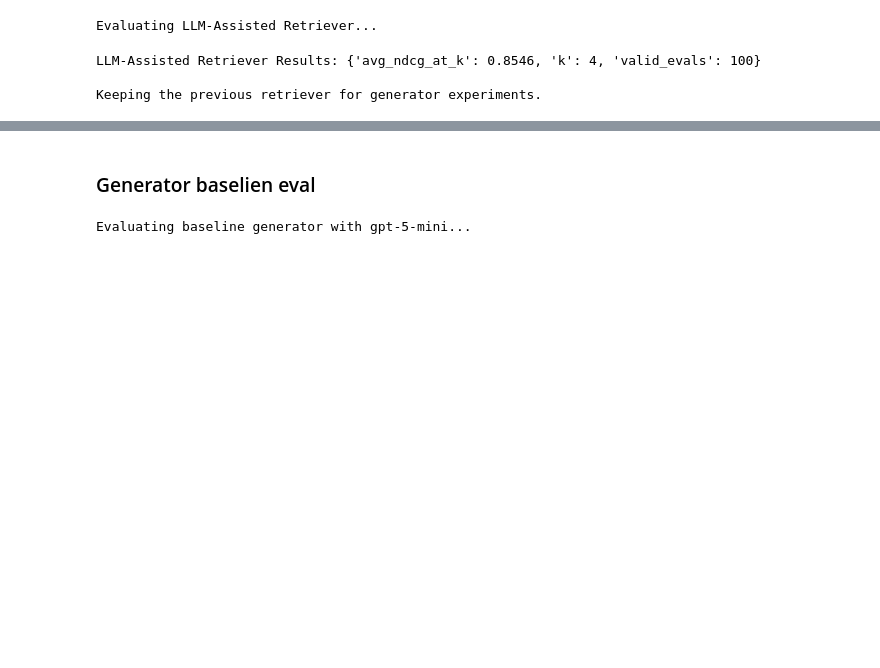
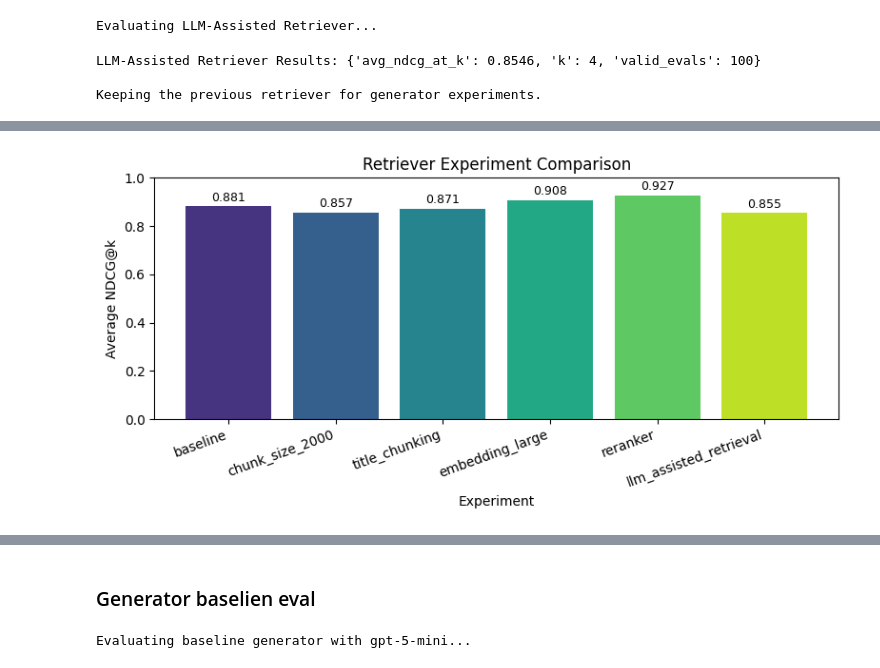
Before and after one commit to Steff72/npr_mc_1, a Jupyter notebook: npr_mc_1.ipynb, the cells around one changed output, grey strips where cells are left out. Cells and saved outputs as stored; diff of their text form; code cells hidden in the pictures; blank space fills up the shorter version.

Commit message:
add retriever chart

```diff
--- a/npr_mc_1.ipynb
+++ b/npr_mc_1.ipynb
@@ -1476,0 +1527,28 @@ Keeping the previous retriever for generator experiments.
+# %%
+plt.figure(figsize=(8, 4))
+bar_colors = plt.cm.viridis(np.linspace(0.15, 0.9, len(retriever_results_df)))
+bars = plt.bar(
+    retriever_results_df["experiment"],
+    retriever_results_df["avg_ndcg_at_k"],
+    color=bar_colors,
+)
+plt.title("Retriever Experiment Comparison")
+plt.xlabel("Experiment")
+plt.ylabel("Average NDCG@k")
+plt.ylim(0, max(1.0, retriever_results_df["avg_ndcg_at_k"].max() + 0.05))
+plt.xticks(rotation=20, ha="right")
+
+for bar, value in zip(bars, retriever_results_df["avg_ndcg_at_k"]):
+    plt.text(
+        bar.get_x() + bar.get_width() / 2,
+        value + 0.01,
+        f"{value:.3f}",
+        ha="center",
+        va="bottom",
+        fontsize=9,
+    )
+
+plt.tight_layout()
+plt.show()
+# %% [output]
+[figure, added]
```
Also changed, not shown: parts of 12 cells of this notebook.
